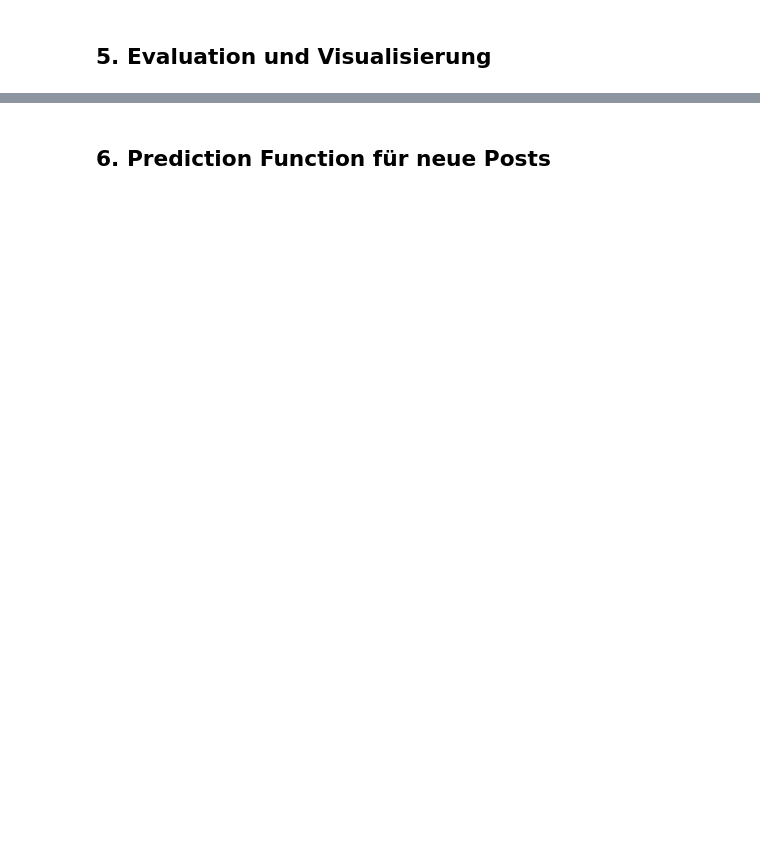
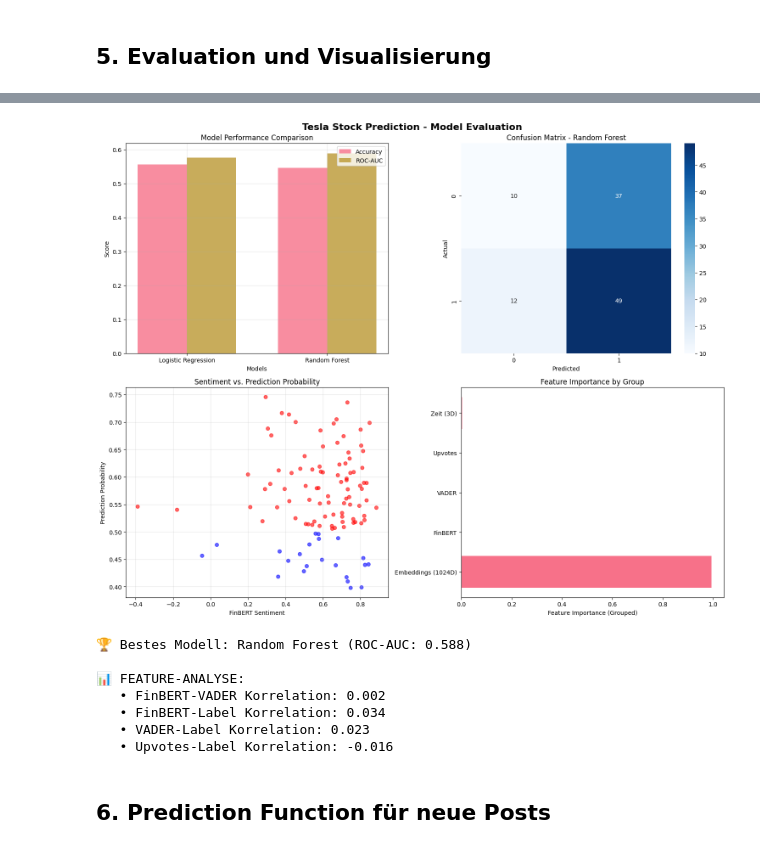
Before and after one commit to Cirrous/meme-stock-model, a Jupyter notebook: training.ipynb, the cells around one changed output, grey strips where cells are left out. Saved outputs shown, nothing was run; the diff lists cells and outputs as text; code cells hidden in the pictures; blank space fills up the shorter version.

```diff
--- a/training.ipynb
+++ b/training.ipynb
@@ -387,10 +539,3 @@ for name, result in results.items():
 
     print(f"Accuracy: {result['accuracy']:.3f}")
     print(f"ROC-AUC: {result['roc_auc']:.3f}")
-
-    print("\nClassification Report:")
-    print(classification_report(y_test, result['predictions']))
-
-    print("\nConfusion Matrix:")
-    cm = confusion_matrix(y_test, result['predictions'])
-    print(cm)
@@ -399,7 +556,7 @@ for name, result in results.items():
 fig, axes = plt.subplots(2, 2, figsize=(15, 12))
 fig.suptitle('Tesla Stock Prediction - Model Evaluation', fontsize=16, fontweight='bold')
 
-# 1. Modell-Vergleich
+# Modell-Vergleich
 model_names = list(results.keys())
 accuracies = [results[name]['accuracy'] for name in model_names]
 roc_aucs = [results[name]['roc_auc'] for name in model_names]
@@ -415,47 +572,69 @@ axes[0,0].set_title('Model Performance Comparison')
 axes[0,0].set_xticks(x)
 axes[0,0].set_xticklabels(model_names)
 axes[0,0].legend()
 axes[0,0].grid(True, alpha=0.3)
 
-# 2. Confusion Matrix (bestes Modell)
+# Confusion Matrix (bestes Modell)
 best_model_name = max(results.keys(), key=lambda x: results[x]['roc_auc'])
 cm = confusion_matrix(y_test, results[best_model_name]['predictions'])
 sns.heatmap(cm, annot=True, fmt='d', cmap='Blues', ax=axes[0,1])
 axes[0,1].set_title(f'Confusion Matrix - {best_model_name}')
 axes[0,1].set_xlabel('Predicted')
 axes[0,1].set_ylabel('Actual')
 
-# 3. Sentiment vs. Predictions
-test_indices = X_test[:, 0]  # FinBERT Sentiment (erstes Feature)
+# FinBERT Sentiment vs. Predictions
+finbert_sentiment_test = X_test[:, 1024]
 colors = ['red' if pred == 1 else 'blue' for pred in results[best_model_name]['predictions']]
-axes[1,0].scatter(test_indices, results[best_model_name]['probabilities'], c=colors, alpha=0.6)
+axes[1,0].scatter(finbert_sentiment_test, results[best_model_name]['probabilities'], c=colors, alpha=0.6)
 axes[1,0].set_xlabel('FinBERT Sentiment')
 axes[1,0].set_ylabel('Prediction Probability')
 axes[1,0].set_title('Sentiment vs. Prediction Probability')
 axes[1,0].grid(True, alpha=0.3)
 
-# 4. Feature Importance (falls Random Forest das beste Modell ist)
+# Feature Importance (Random Forest)
 if best_model_name == 'Random Forest':
     importances = results[best_model_name]['model'].feature_importances_
-    # Top 10 wichtigste Features
-    top_indices = np.argsort(importances)[-10:]
-    top_features = [feature_names[i] for i in top_indices]
-    top_importances = importances[top_indices]
 
-    axes[1,1].barh(range(len(top_features)), top_importances)
-    axes[1,1].set_yticks(range(len(top_features)))
-    axes[1,1].set_yticklabels(top_features)
-    axes[1,1].set_xlabel('Feature Importance')
-    axes[1,1].set_title('Top 10 Most Important Features')
+    # Gruppierte Importances
+    embedding_importance = importances[:1024].sum()
+    finbert_importance = importances[1024]
+    vader_importance = importances[1025]
+    upvotes_importance = importances[1026]
+    time_importance = importances[1027:].sum()
+
+    grouped_features = ['Embeddings (1024D)', 'FinBERT', 'VADER', 'Upvotes', 'Zeit (3D)']
+    grouped_importances = [embedding_importance, finbert_importance, vader_importance, upvotes_importance, time_importance]
+
+    axes[1,1].barh(range(len(grouped_features)), grouped_importances)
+    axes[1,1].set_yticks(range(len(grouped_features)))
+    axes[1,1].set_yticklabels(grouped_features)
+    axes[1,1].set_xlabel('Feature Importance (Grouped)')
+    axes[1,1].set_title('Feature Importance by Group')
 else:
     axes[1,1].text(0.5, 0.5, 'Feature Importance\nnur für Random Forest\nverfügbar',
                    ha='center', va='center', transform=axes[1,1].transAxes)
     axes[1,1].set_title('Feature Importance')
 
 plt.tight_layout()
 plt.show()
 
 print(f"\n🏆 Bestes Modell: {best_model_name} (ROC-AUC: {results[best_model_name]['roc_auc']:.3f})")
+
+# Feature-Korrelationen
+print(f"\n📊 FEATURE-ANALYSE:")
+print(f"   • FinBERT-VADER Korrelation: {np.corrcoef(X[:, 1024], X[:, 1025])[0,1]:.3f}")
+print(f"   • FinBERT-Label Korrelation: {np.corrcoef(X[:, 1024], y)[0,1]:.3f}")
+print(f"   • VADER-Label Korrelation: {np.corrcoef(X[:, 1025], y)[0,1]:.3f}")
+print(f"   • Upvotes-Label Korrelation: {np.corrcoef(X[:, 1026], y)[0,1]:.3f}")
+# %% [output]
+[figure, added]
+🏆 Bestes Modell: Random Forest (ROC-AUC: 0.588)
+
+📊 FEATURE-ANALYSE:
+   • FinBERT-VADER Korrelation: 0.002
+   • FinBERT-Label Korrelation: 0.034
+   • VADER-Label Korrelation: 0.023
+   • Upvotes-Label Korrelation: -0.016
 # %% [markdown]
 ## 6. Prediction Function für neue Posts
 # %%
```
Also changed, not shown: parts of 16 cells of this notebook.
